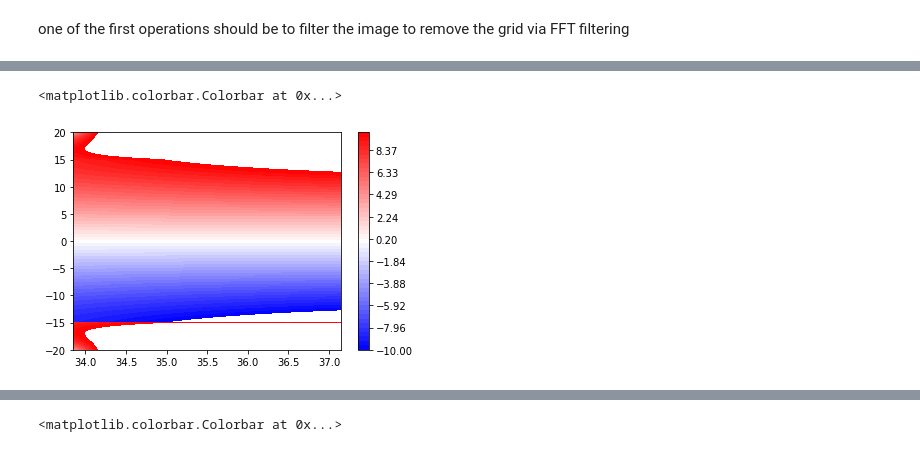
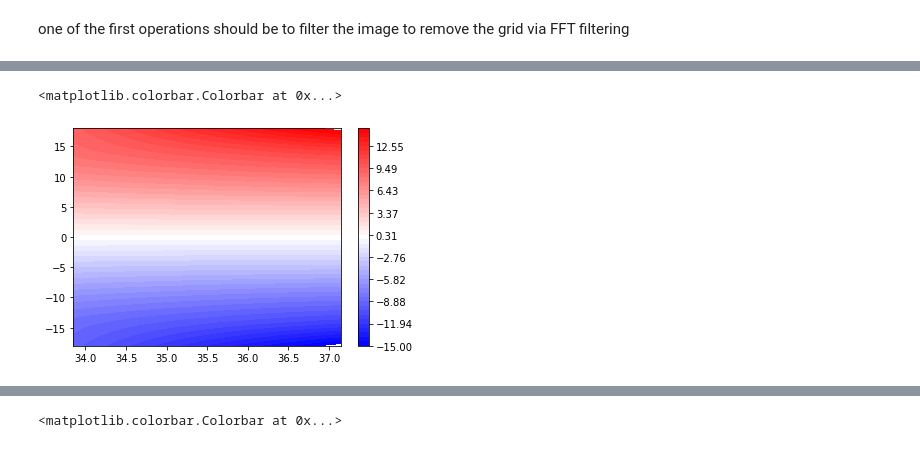
Before and after one commit to OpenCOMPES/specsanalyzer, a Jupyter notebook: tutorial/convert_file_tests.ipynb, the cells around one changed output, grey strips where cells are left out. Saved outputs shown, nothing was run; the diff lists cells and outputs as text; code cells hidden in the pictures.

```diff
--- a/tutorial/convert_file_tests.ipynb
+++ b/tutorial/convert_file_tests.ipynb
@@ -137,18 +137,18 @@ testimage=mcp_position_mm(energymesh,anglemesh,scanparameters)
 # %%
 from matplotlib import cm
 
-colorlevels=np.linspace(-10,10,50)
+colorlevels=np.linspace(-15,15,50)
 
 plt.contourf(energies,angles,testimage,cmap=cm.bwr,levels=colorlevels)
 #plt.xlim(10,20)
-#plt.ylim(-15,15)
+plt.ylim(-18,18)
 #plt.clim(0,5)
 plt.colorbar()
 
 #not sure if this is correct.. but better than before
 # %% [output]
 <matplotlib.colorbar.Colorbar at 0x...>
-[figure, old version]
+[figure, new version]
 # %%
 reload(specsanalyzer.convert)
 from specsanalyzer.convert import calculate_matrix_correction
```
Also changed, not shown: parts of 16 cells of this notebook, 1 other file.
